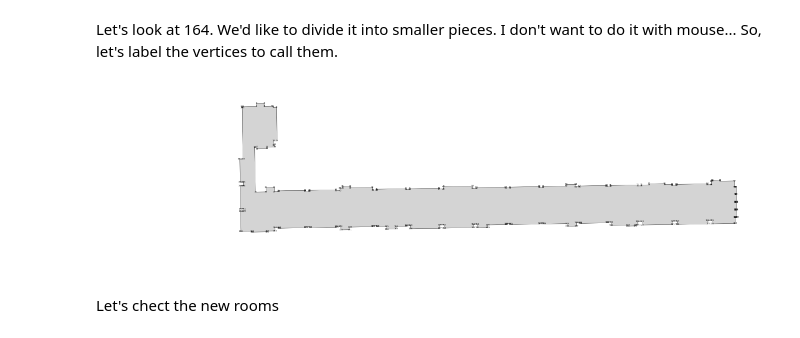
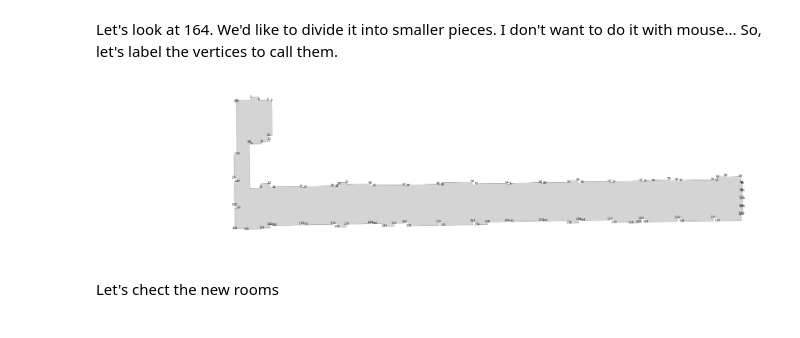
Before and after one commit to yonghah/geopandas-for-architecture, a Jupyter notebook: room connection using door info.ipynb, the cells around one changed output. Saved outputs shown, nothing was run; the diff lists cells and outputs as text; code cells hidden in the pictures.

```diff
--- a/room connection using door info.ipynb
+++ b/room connection using door info.ipynb
@@ -35,7 +30,4 @@ def find_rooms(door_center, rooms, radius):
             connected_rooms.append(index)
     return connected_rooms
 
-connected = doors.geometry.apply(find_rooms, args=(rooms, 0.02))
-cnt = lambda x:len(x)
-connected_cnt = connected.apply(cnt)
-connected_cnt.value_counts()
+door_connected = doors.geometry.apply(find_rooms, args=(rooms, 0.02))
@@ -46,11 +33,0 @@ Name: geometry, dtype: int64
-# %%
-doors["connected_cnt"] = connected_cnt
-
-# plot color of doors with number of connected rooms
-fig, ax = plt.subplots()
-fig.set_size_inches(12, 12)
-ax.axison = False
-rooms.plot(ax=ax, linewidth=0.0, color='#aaaaaa')
-doors.plot(ax=ax, linewidth=0.3, column='connected_cnt', cmap='Dark2')
-ax.set_aspect('equal')
-plt.show()
@@ -123,7 +89,7 @@ plt.show()
 
 lines = {'geometry':[], 'from':[], 'to':[]}
 
-for index, conn in enumerate(connected):
+for index, conn in enumerate(door_connected):
     for room in conn:
         did = "d" + str(index)
         rid = "r"  + str(room)
@@ -233,20 +190,22 @@ plt.show()
 # %% [markdown]
 Let's look at 164. We'd like to divide it into smaller pieces. I don't want to do it with mouse... So, let's label the vertices to call them.
 # %%
-fig, ax = plt.subplots()
-fig.set_size_inches(15, 15)
-ax.axison = False
-rooms[rooms.index == 164].plot(ax=ax, linewidth=0.3, color='#aaaaaa')
-ax.set_aspect('equal')
+def display_1_polygon(df, rid):
+    room = rooms.loc[rid]
+    rpoly = room.geometry
+    rbound = rpoly[0].boundary.coords
 
-p164 = rooms.loc[164].geometry[0]
-boundary = p164.boundary.coords
+    fig, ax = plt.subplots()
+    fig.set_size_inches(30, 30)
+    ax.axison = False
+    rooms[rooms.index == rid].plot(ax=ax, linewidth=0.3, color='#aaaaaa')
+    ax.set_aspect('equal')
+    for idx, row in enumerate(rbound):
+        if idx%2 == 0: # display every other vertex to prevent overlap
+            plt.annotate(s=idx, xy=row, horizontalalignment='center', fontsize=7)
+    plt.show()
 
-for idx, row in enumerate(boundary):
-    plt.annotate(s=idx, xy=row, horizontalalignment='center', fontsize=3)
-
-plt.show()
-fig.savefig("p164.pdf", format='pdf')
+display_1_polygon(rooms, 164)
 # %% [output]
-[figure, old version]
+[figure, new version]
 # %%
```
Also changed, not shown: parts of 24 cells of this notebook, 1 other file.
